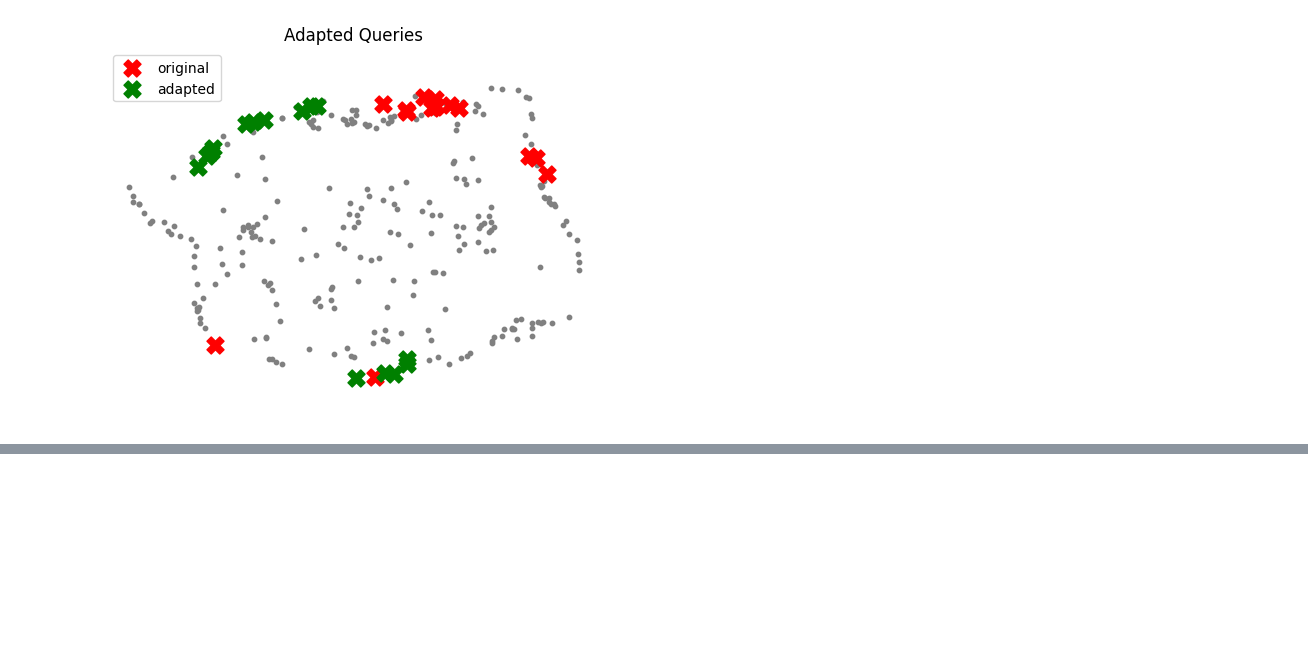
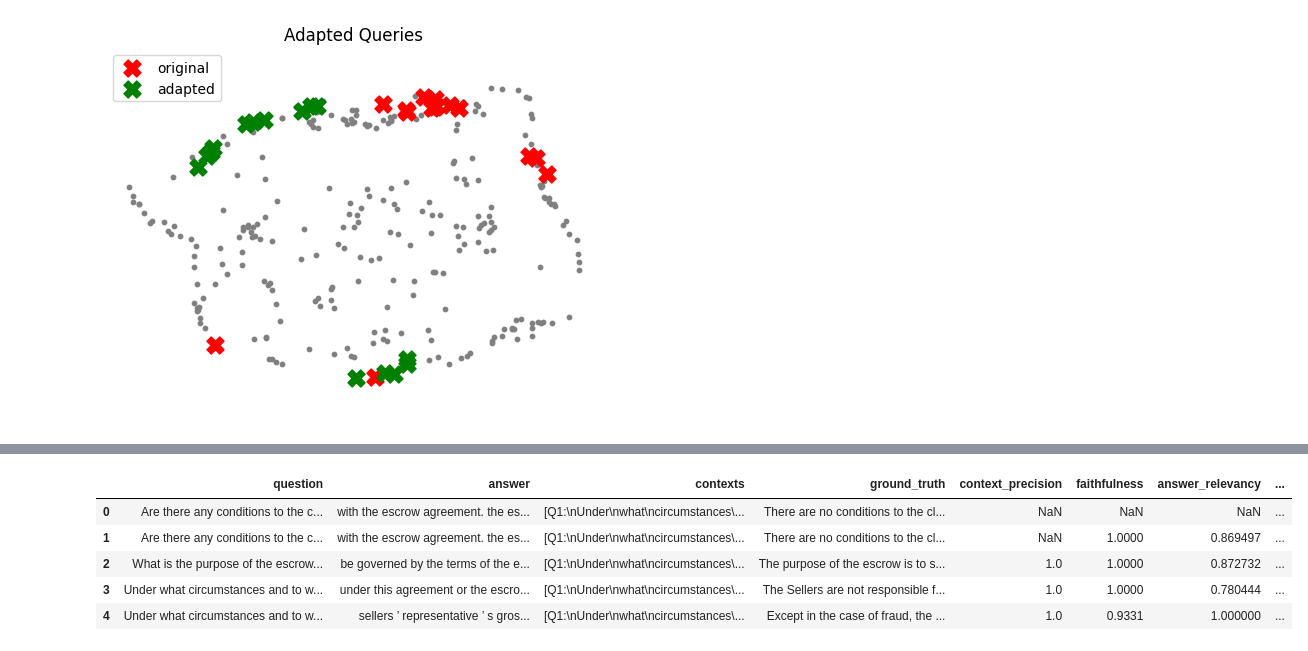
Before and after one commit to Roseco-crs/Contract-Advisor-RAG, a Jupyter notebook: Advanced RAG_Chroma.ipynb, the cells around one changed output, grey strips where cells are left out. Drawn from its saved outputs; the diff is of its cells as text; code cells hidden in the pictures; blank space fills up the shorter version.

```diff
--- a/Advanced RAG_Chroma.ipynb
+++ b/Advanced RAG_Chroma.ipynb
@@ -867,0 +948,24 @@ plt.legend()
+# %%
+questions = data_test["question"].tolist()
+contexts = data_test["contexts"].tolist()
+ground_truth = data_test["ground_truth"].tolist()
+# %%
+# for the answer generation, I should write a function that generate answers and return the high ranky
+
+answers = []
+for query in questions:
+  results = chroma_collection.query(query_texts=[query], include=["documents", "embeddings"])
+  retrieved_documents = " ".join(results["documents"][0])
+  answers.append(retrieved_documents)
+
+# To dict
+data = {
+    "question": questions,
+    "answer": answers,
+    "contexts": contexts,
+    "ground_truth": ground_truth
+}
+
+# Convert dict to dataset
+dataset = Dataset.from_dict(data)
+dataset
@@ -867,0 +993,15 @@ plt.legend()
+# %%
+from ragas import evaluate
+
+result = evaluate(
+    dataset = dataset,
+    metrics=[
+        context_precision,
+        faithfulness,
+        answer_relevancy,
+        context_recall,
+    ],
+    raise_exceptions=False
+)
+
+result
@@ -867,0 +1027,10 @@ plt.legend()
+# %%
+df = result.to_pandas()
+df.head()
+# %% [output]
+|  | question | answer | contexts | ground_truth | context_precision | faithfulness | answer_relevancy | ... |
+| 0 | Are there any conditions to the c... | with the escrow agreement. the es... | [Q1:\nUnder\nwhat\ncircumstances\... | There are no conditions to the cl... | NaN | NaN | NaN | ... |
+| 1 | Are there any conditions to the c... | with the escrow agreement. the es... | [Q1:\nUnder\nwhat\ncircumstances\... | There are no conditions to the cl... | NaN | 1.0000 | 0.869497 | ... |
+| 2 | What is the purpose of the escrow... | be governed by the terms of the e... | [Q1:\nUnder\nwhat\ncircumstances\... | The purpose of the escrow is to s... | 1.0 | 1.0000 | 0.872732 | ... |
+| 3 | Under what circumstances and to w... | under this agreement or the escro... | [Q1:\nUnder\nwhat\ncircumstances\... | The Sellers are not responsible f... | 1.0 | 1.0000 | 0.780444 | ... |
+| 4 | Under what circumstances and to w... | sellers ’ representative ’ s gros... | [Q1:\nUnder\nwhat\ncircumstances\... | Except in the case of fraud, the ... | 1.0 | 0.9331 | 1.000000 | ... |
```
Also changed, not shown: parts of 16 cells of this notebook.
